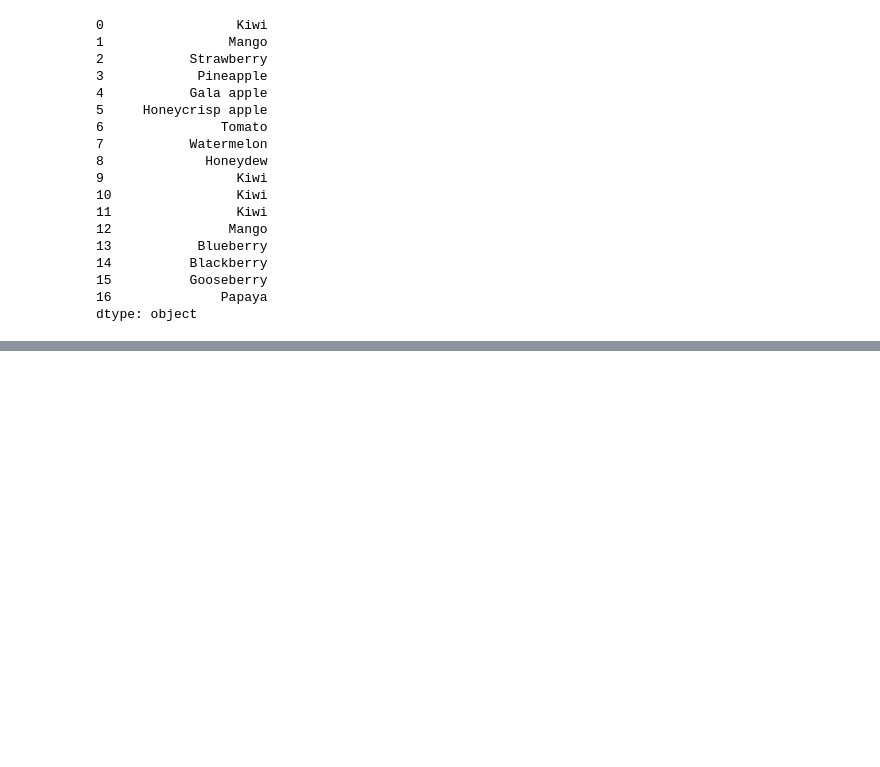
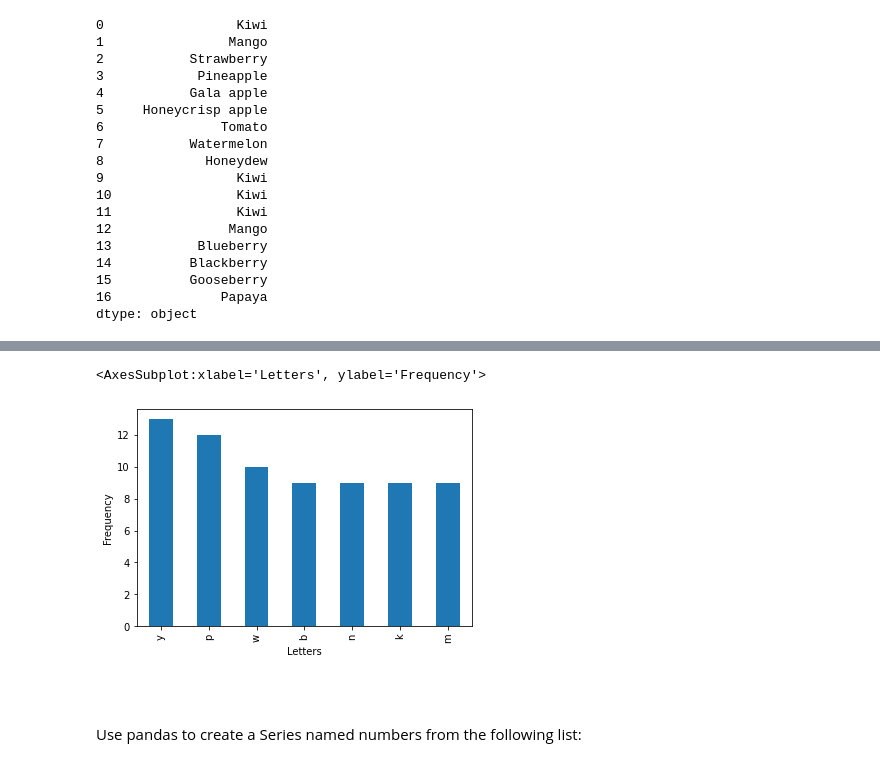
Before and after one commit to VincentBanuelos/numpy-pandas-visualization-exercises, a Jupyter notebook: pandas_series.ipynb, the cells around one changed output, grey strips where cells are left out. Saved outputs shown, nothing was run; the diff lists cells and outputs as text; code cells hidden in the pictures; blank space fills up the shorter version.

```diff
--- a/pandas_series.ipynb
+++ b/pandas_series.ipynb
@@ -184,0 +307,6 @@ dtype: object
+# %%
+# 1. Which letter occurs the most frequently in the letters Series?
+
+lol_vc = l_o_l.value_counts() # counts the number of times each letter appears in the list
+lol_vc
+lol_vc.nlargest(n=1, keep='all'), # with value counts being a numer type, i can now use nlargest to find the letter with the largest value count.
@@ -184,0 +364,14 @@ dtype: object
+# %%
+#6. Create a bar plot of the frequencies of the 6 most commonly occuring letters.
+
+lol_top_6_plot = lol_vc.nlargest(n=6, keep='all').plot.bar()
+lol_top_6_plot.set_ylabel('Frequency')
+lol_top_6_plot.set_xlabel('Letters')
+lol_top_6_plot
+# %% [output]
+<AxesSubplot:xlabel='Letters', ylabel='Frequency'>
+[figure, added]
+# %% [markdown]
+#
+# %% [markdown]
+Use pandas to create a Series named numbers from the following list:
```
Also changed, not shown: parts of 32 cells of this notebook.
